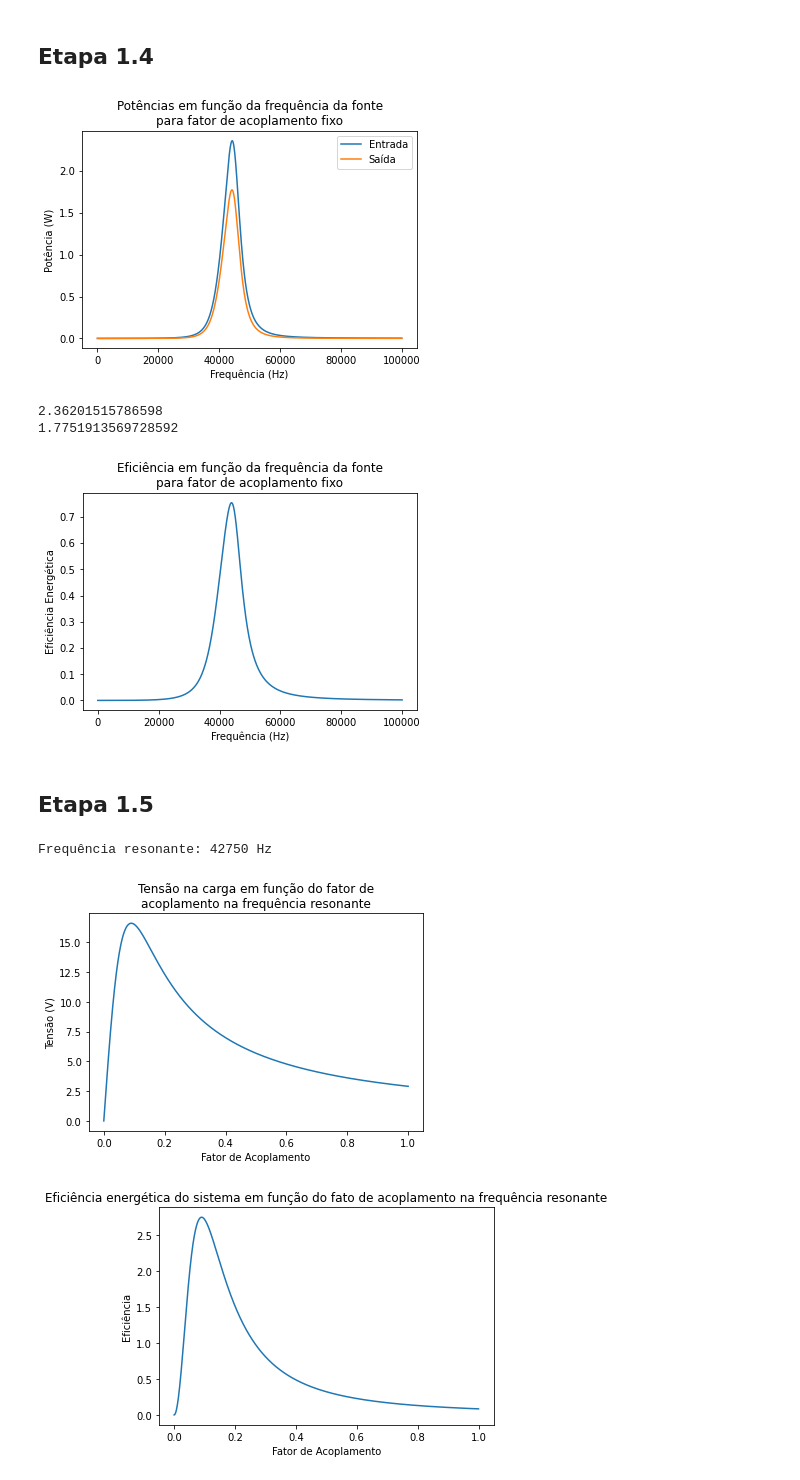
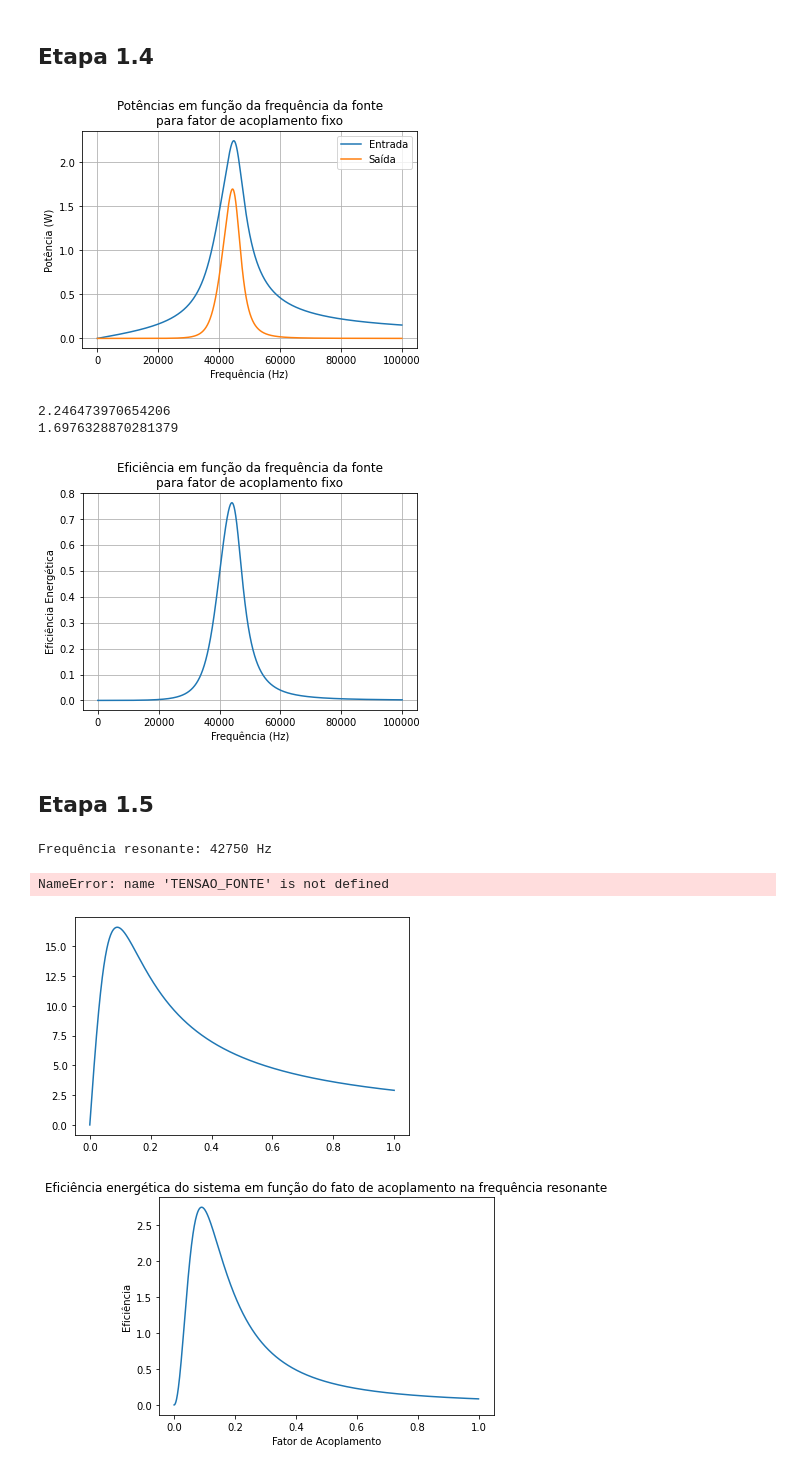
Before and after one commit to thiagosk/Projeto-Eletromag2022.2, a Jupyter notebook: main.ipynb, the cells around one changed output. Drawn from its saved outputs; the diff is of its cells as text; code cells hidden in the pictures.

Commit message:
correcao das potencias

```diff
--- a/main.ipynb
+++ b/main.ipynb
@@ -135,15 +135,9 @@ def calcular_transformador(tensao_pico_fonte, frequencia, fator_acoplamento):
     resultados['corrente-secundaria'] = matriz_correntes[1]
     resultados['tensao-carga'] = impedancia_capacitor_carga * matriz_correntes[1]
     resultados['corrente-carga'] = resultados['tensao-carga'] / RESISTENCIA_CARGA
-    resultados['potencia-entrada'] = tensao_fonte_corrigida * matriz_correntes[0].conjugate()
-    resultados['potencia-saida'] = resultados['tensao-carga'] * resultados['corrente-carga'].conjugate()
-    resultados['eficiencia'] = abs(resultados['potencia-saida']) / abs(resultados['potencia-entrada'])
-
-    #
-    # CORRIGIR AS POTÊNCIAS
-    # CORRIGIR AS POTÊNCIAS
-    # CORRIGIR AS POTÊNCIAS
-    #
+    resultados['potencia-entrada'] = abs(tensao_fonte_corrigida * matriz_correntes[0].conjugate())
+    resultados['potencia-saida'] = (resultados['tensao-carga'] * resultados['corrente-carga'].conjugate()).real
+    resultados['eficiencia'] = resultados['potencia-saida'] / resultados['potencia-entrada']
 
     return resultados
 # %% [markdown]
@@ -241,6 +234,7 @@ Frequência resonante: 42750 Hz
 # %%
 plt.plot(freq, potencias_entrada)
 plt.plot(freq, potencias_saida)
+plt.grid(True)
 plt.xlabel('Frequência (Hz)')
 plt.ylabel('Potência (W)')
 plt.legend(['Entrada', 'Saída'])
@@ -249,34 +243,32 @@ plt.show()
 print(potencias_entrada[np.argmax(potencias_entrada)])
 print(potencias_saida[np.argmax(potencias_saida)])
 # %% [output]
-[figure, old version]
+[figure, new version]
-2.36201515786598
-1.7751913569728592
+2.246473970654206
+1.6976328870281379
 # %%
 plt.plot(freq, eficiencias)
+plt.grid(True)
 plt.xlabel('Frequência (Hz)')
 plt.ylabel('Eficiência Energética')
 plt.title('Eficiência em função da frequência da fonte\npara fator de acoplamento fixo')
 plt.show()
 # %% [output]
-[figure, old version]
+[figure, new version]
 # %% [markdown]
 ## Etapa 1.5
 # %%
 print('Frequência resonante: %d Hz' % round(FREQUENCIA_RESONANTE))
 plt.plot(ks, tensoes_carga_k)
+plt.plot(ks, [TENSAO_FONTE] * len(ks))
 plt.xlabel('Fator de Acoplamento')
 plt.ylabel('Tensão (V)')
 plt.title('Tensão na carga em função do fator de\nacoplamento na frequência resonante')
 plt.show()
-#
-# CORRIGIR AS POTÊNCIAS
-# CORRIGIR AS POTÊNCIAS
-# CORRIGIR AS POTÊNCIAS
-#
 # %% [output]
 Frequência resonante: 42750 Hz
+NameError: name 'TENSAO_FONTE' is not defined
-[figure, old version]
+[figure, new version]
 # %%
 plt.plot(ks, potencias_saida_k)
 plt.xlabel('Fator de Acoplamento')
```
Also changed, not shown: parts of 1 cell of this notebook.
